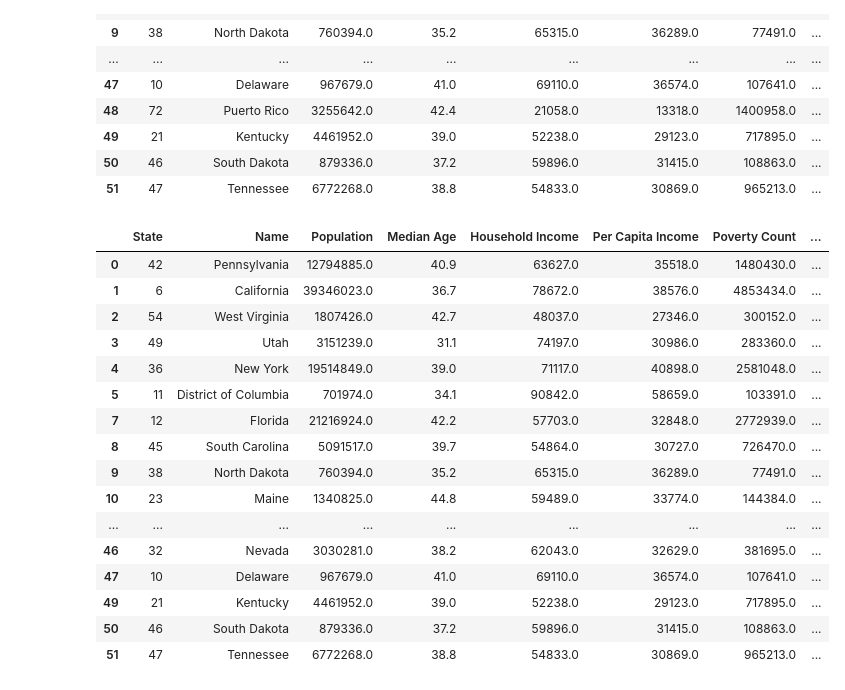
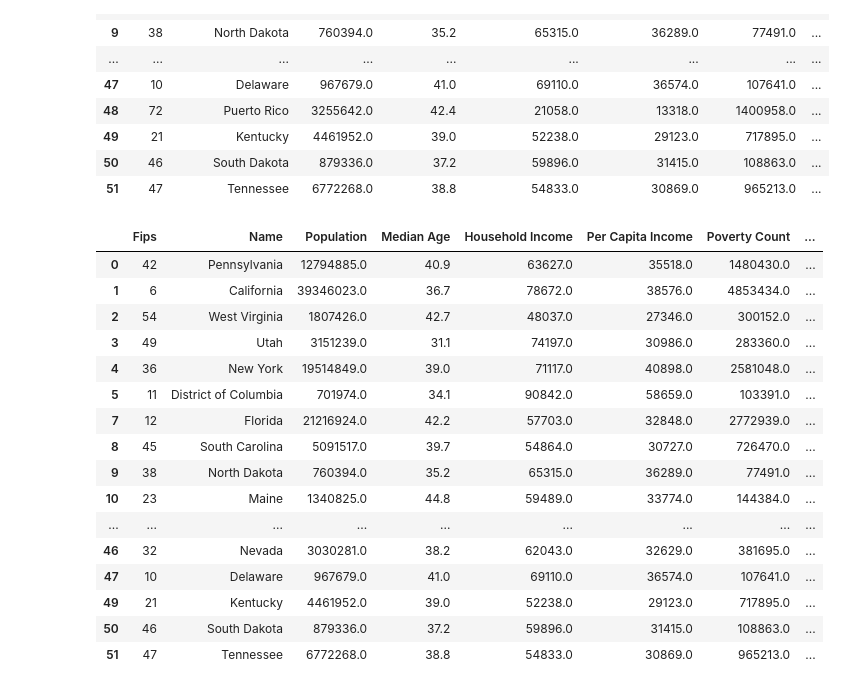
Before and after one commit to JeremyTallant/TomorrowsEnergyToday, a Jupyter notebook: mainscript.ipynb, the cells around one changed output. Drawn from its saved outputs; the diff is of its cells as text; code cells hidden in the pictures.

```diff
--- a/mainscript.ipynb
+++ b/mainscript.ipynb
@@ -240,10 +243,12 @@ final_df
 | 50 | 46 | South Dakota | 879336.0 | 37.2 | 59896.0 | 31415.0 | 108863.0 | ... |
 | 51 | 47 | Tennessee | 6772268.0 | 38.8 | 54833.0 | 30869.0 | 965213.0 | ... |
 # %%
+# Drop any nulls, clean up column names, and display the results
 df = final_df.dropna()
+df = df.rename(columns={'State': 'Fips','state':'State', 'number_of_years_of_education': 'Years of Education', 'number_of_solar_system_per_household': 'Solar System Per Household', 'housing_unit_median_value': 'Median Housing Unit Value','household_count':'Household Count', 'solar_system_count_residential':'Solar System Count Residential', 'total_panel_area_residential': 'Total Panel Area Residential', 'daily_solar_radiation':'Daily Solar Radiation', 'electricity_price_residential': 'Electricitity Price Residential'})
 df
 # %% [output]
-|  | State | Name | Population | Median Age | Household Income | Per Capita Income | Poverty Count | ... |
+|  | Fips | Name | Population | Median Age | Household Income | Per Capita Income | Poverty Count | ... |
 | 0 | 42 | Pennsylvania | 12794885.0 | 40.9 | 63627.0 | 35518.0 | 1480430.0 | ... |
 | 1 | 6 | California | 39346023.0 | 36.7 | 78672.0 | 38576.0 | 4853434.0 | ... |
 | 2 | 54 | West Virginia | 1807426.0 | 42.7 | 48037.0 | 27346.0 | 300152.0 | ... |
```
Also changed, not shown: parts of 13 cells of this notebook, 2 other files.
